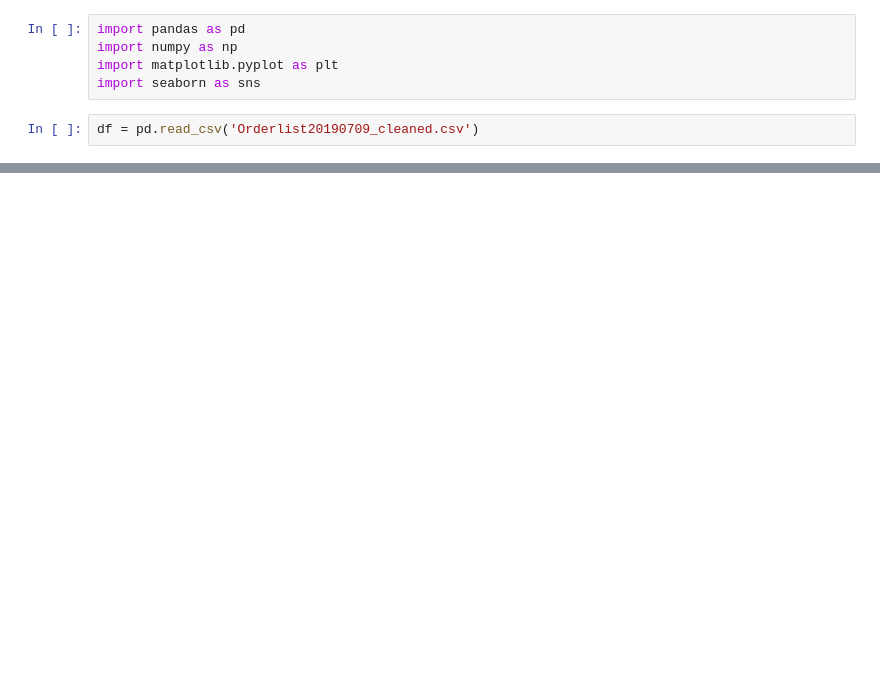
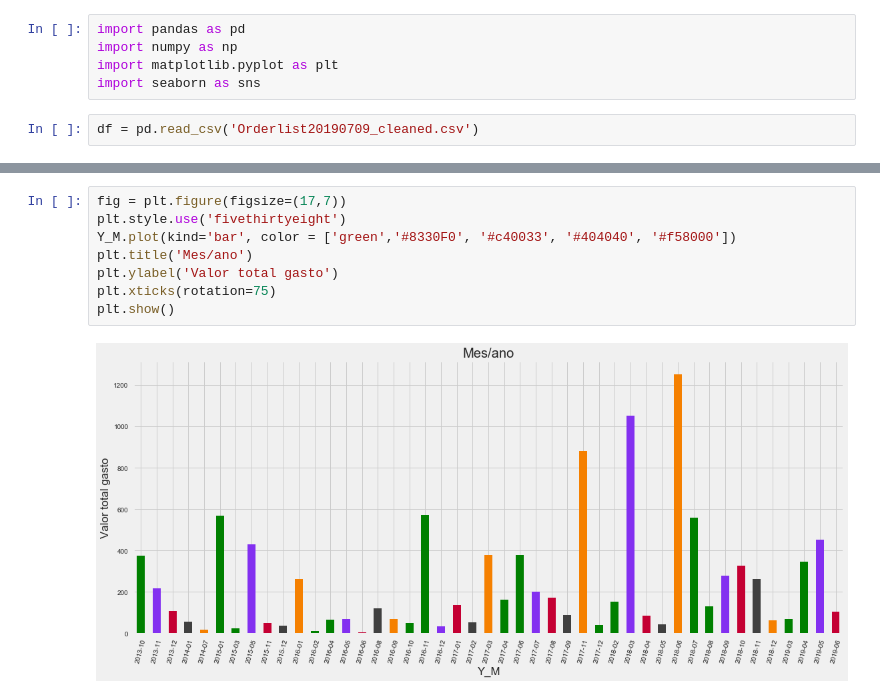
Before and after one commit to caiobellezi/Aliexpress, a Jupyter notebook: 02-Data_analysis.ipynb, the cells around one changed output, grey strips where cells are left out. Drawn from its saved outputs; the diff is of its cells as text; blank space fills up the shorter version.

```diff
--- a/02-Data_analysis.ipynb
+++ b/02-Data_analysis.ipynb
@@ -22,0 +75,10 @@ Index(['Order', 'Currency', 'Price', 'Status', 'Store', 'Details', 'orderEnds',
+# %%
+fig = plt.figure(figsize=(17,7))
+plt.style.use('fivethirtyeight')
+Y_M.plot(kind='bar', color = ['green','#8330F0', '#c40033', '#404040', '#f58000'])
+plt.title('Mes/ano')
+plt.ylabel('Valor total gasto')
+plt.xticks(rotation=75)
+plt.show()
+# %% [output]
+[figure, added]
```
Also changed, not shown: parts of 22 cells of this notebook.
